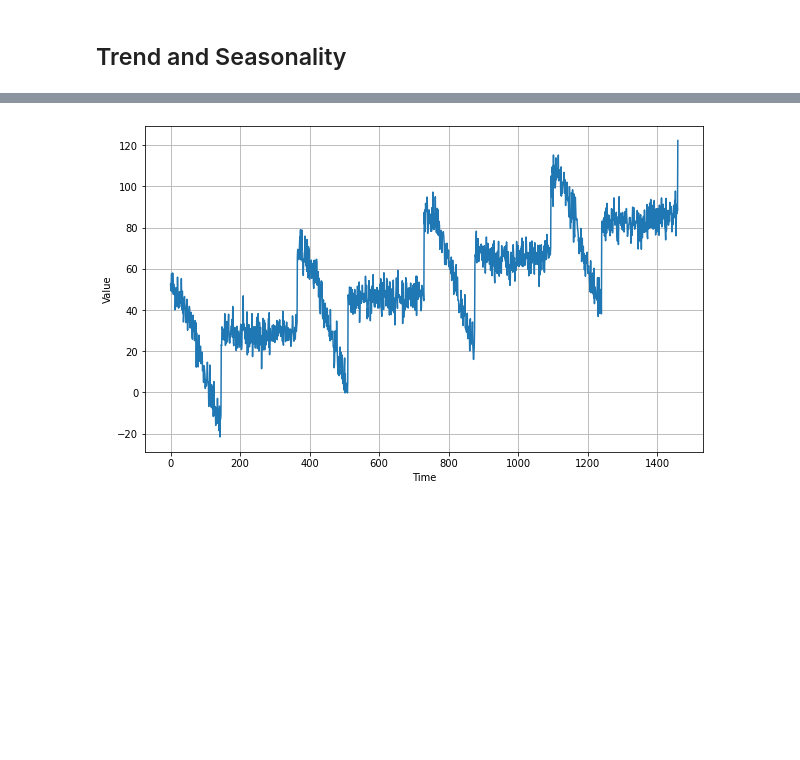
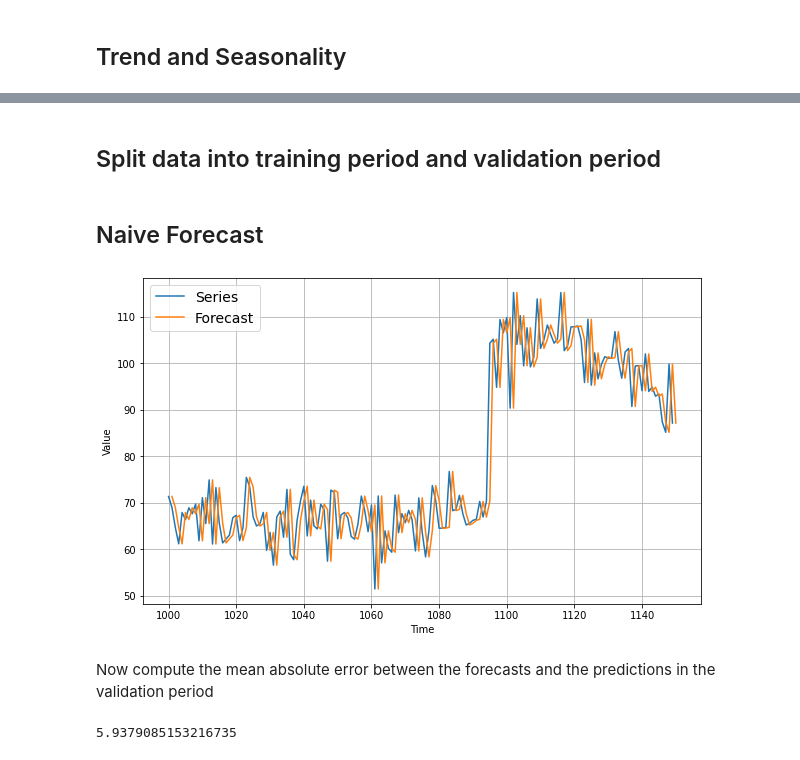
Before and after one commit to DineshChopra/AI-ML, a Jupyter notebook: TensorFlow/Udacity/8_TimeSeries_Naive_Forecasting.ipynb, the cells around one changed output, grey strips where cells are left out. Drawn from its saved outputs; the diff is of its cells as text; code cells hidden in the pictures; blank space fills up the shorter version.

```diff
--- a/TensorFlow/Udacity/8_TimeSeries_Naive_Forecasting.ipynb
+++ b/TensorFlow/Udacity/8_TimeSeries_Naive_Forecasting.ipynb
@@ -44,19 +38,17 @@ Now let's generat a time series with a seasonal pattern:
-# %%
-def seasonaal_pattern(season_time):
-  """ Just an arbitrary pattern, you can change it if you wish """
-  return np.where(season_time < 0.4,
-                  np.cos(season_time * 2 * np.pi),
-                  1 / np.exp(3 * season_time))
-
-def seasonality(time, period, amplitude=1, phase=0):
-  """ Repeats the same pattern at each period """
-  season_time = ((time + phase) % period) / period
-  return amplitude * seasonaal_pattern(season_time)
 # %%
+time = np.arange( 4 * 365 + 1)
+
+slope = 0.05
+baseline = 10
 amplitude = 40
-series = seasonality(time, period = 365, amplitude = amplitude, phase = 0)
+series = baseline + trend(time, slope) + seasonality(time, period=365, amplitude=amplitude)
 
-plt.figure(figsize = (10, 6))
+noise_level = 5
+noise = white_noise(time, noise_level, seed = 42)
+
+series += noise
+
+plt.figure(figsize=(10, 6))
 plot_series(time, series)
 plt.show()
 # %% [output]
@@ -92,8 +56,28 @@ Now let's add this white noise to the time series
-# %%
-series += noise
-
-plt.figure(figsize=(10, 6))
-plot_series(time, series)
-plt.show()
-# %% [output]
-[figure, removed]
+# %% [markdown]
+## Split data into training period and validation period
+# %%
+split_time = 1000
+time_train = time[:split_time]
+x_train = series[:split_time]
+
+time_valid = time[split_time:]
+x_valid = series[split_time:]
+# %% [markdown]
+## Naive Forecast
+# %%
+naive_forecast = series[split_time - 1:-1]
+# %%
+plt.figure(figsize=(10, 6))
+plot_series(time_valid, x_valid, start=0, end=150, label="Series")
+plot_series(time_valid, naive_forecast, start=1, end=151, label = "Forecast")
+# %% [output]
+[figure, added]
+# %% [markdown]
+Now compute the mean absolute error between the forecasts and the predictions in the validation period
+# %%
+errors = naive_forecast - x_valid
+abs_error = np.abs(errors)
+mae = abs_error.mean()
+mae
+# %% [output]
+5.9379085153216735
```
Also changed, not shown: parts of 16 cells of this notebook.
